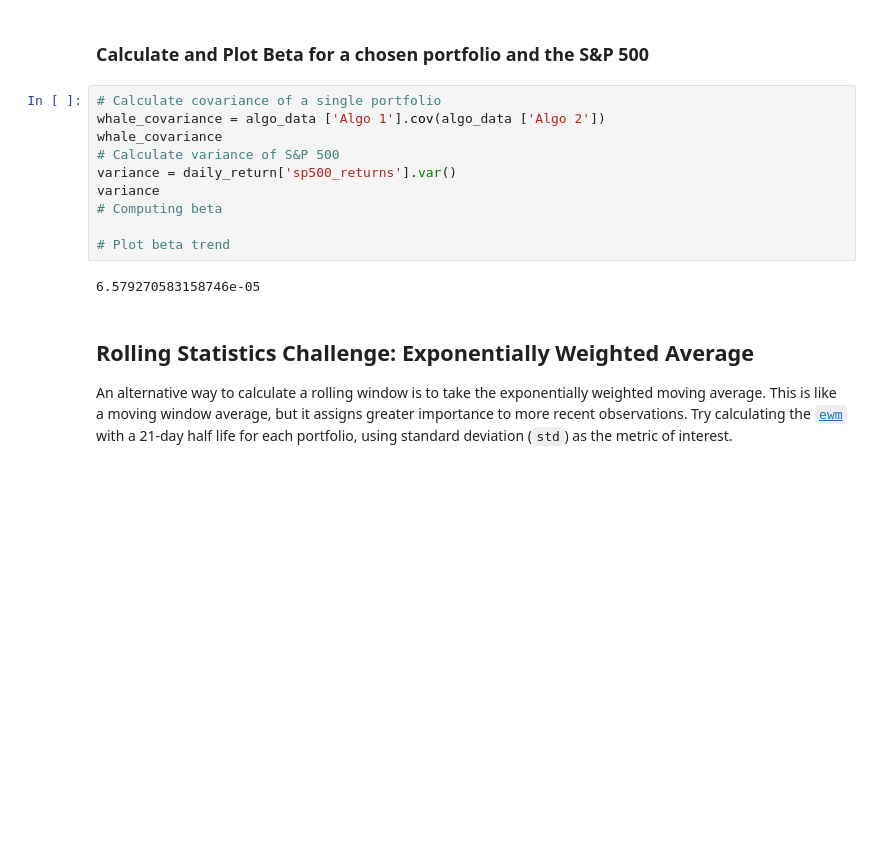
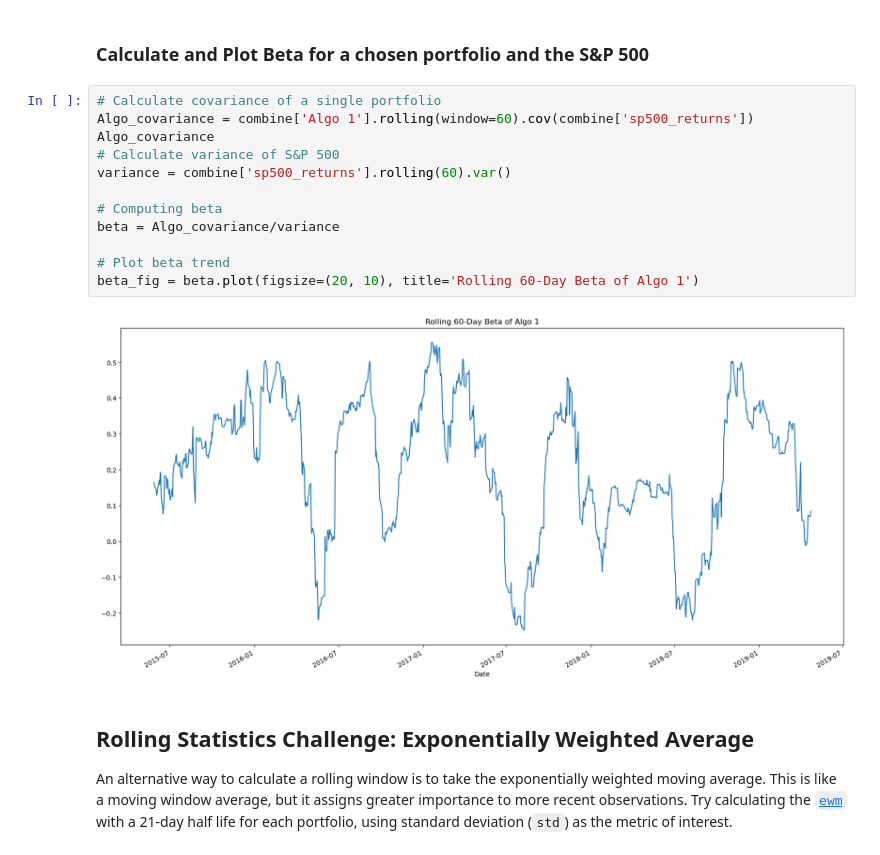
Before and after one commit to Dobinhom/Home-Work-4, a Jupyter notebook: whale_analysis.ipynb, the cells around one changed output. Cells and saved outputs as stored; diff of their text form; blank space fills up the shorter version.

```diff
--- a/whale_analysis.ipynb
+++ b/whale_analysis.ipynb
@@ -270,16 +270,18 @@ sns.heatmap(correlation, vmin=-1, vmax=1)
 ### Calculate and Plot Beta for a chosen portfolio and the S&P 500
 # %%
 # Calculate covariance of a single portfolio
-whale_covariance = algo_data ['Algo 1'].cov(algo_data ['Algo 2'])
-whale_covariance
+Algo_covariance = combine['Algo 1'].rolling(window=60).cov(combine['sp500_returns'])
+Algo_covariance
 # Calculate variance of S&P 500
-variance = daily_return['sp500_returns'].var()
-variance
+variance = combine['sp500_returns'].rolling(60).var()
+
 # Computing beta
+beta = Algo_covariance/variance
 
 # Plot beta trend
+beta_fig = beta.plot(figsize=(20, 10), title='Rolling 60-Day Beta of Algo 1')
 # %% [output]
-6.579270583158746e-05
+[figure, added]
 # %% [markdown]
 ## Rolling Statistics Challenge: Exponentially Weighted Average
 
```
Also changed, not shown: parts of 14 cells of this notebook.
